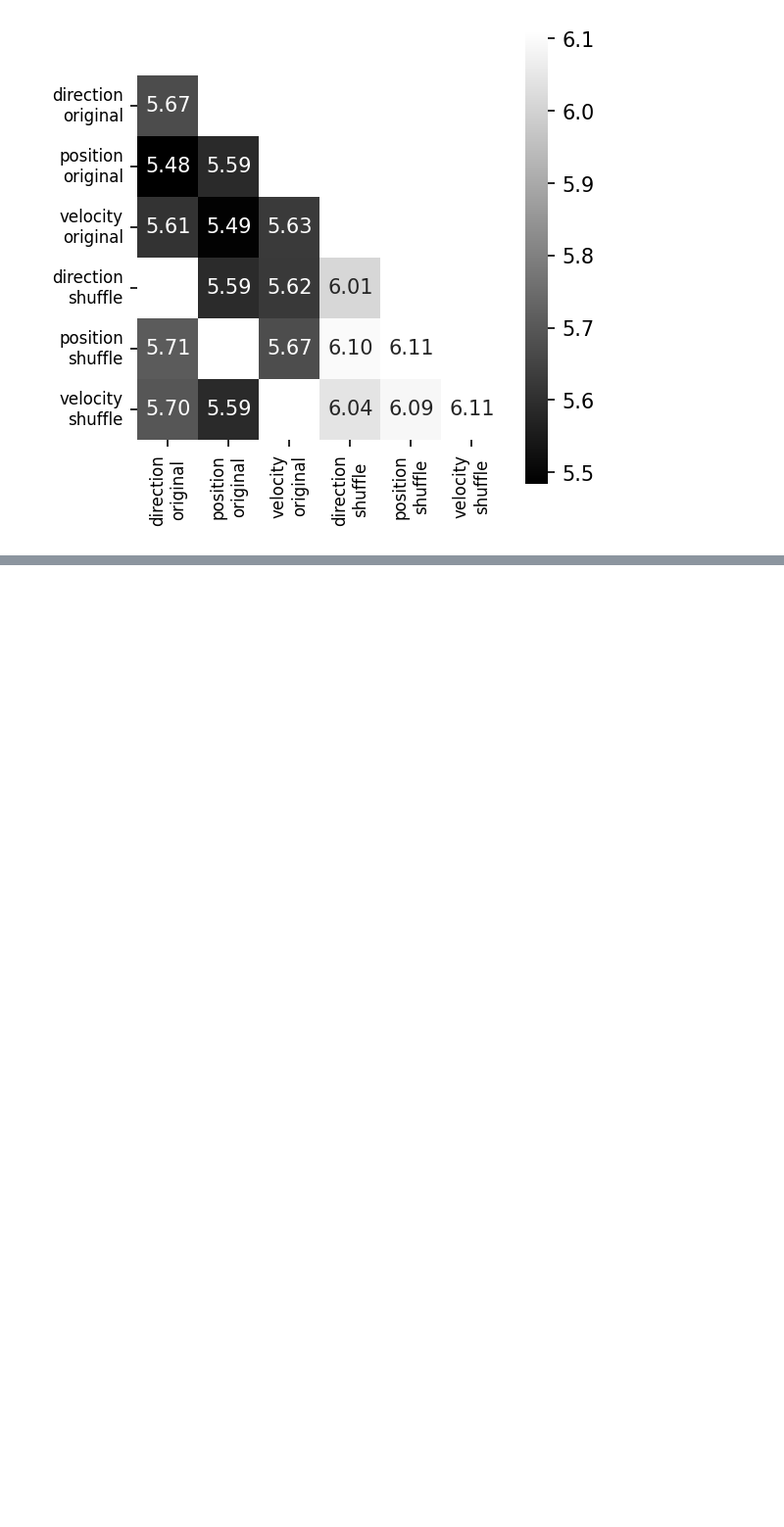
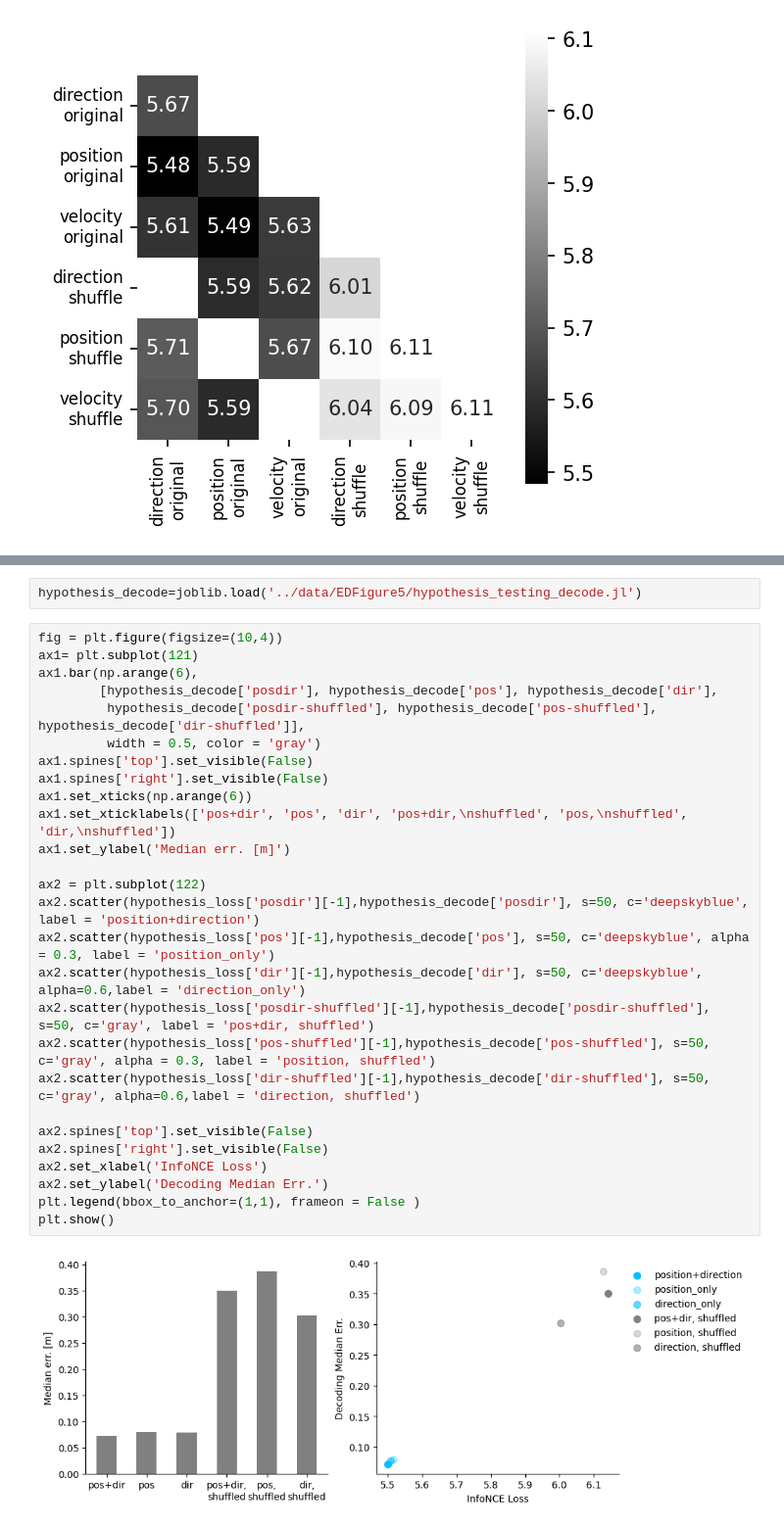
Before and after one commit to AdaptiveMotorControlLab/cebra-figures, a Jupyter notebook: figures/ExtendedDataFigure5.ipynb, the cells around one changed output, grey strips where cells are left out. Shown at 98% size. Drawn from its saved outputs; the diff is of its cells as text; blank space fills up the shorter version.

Commit message:
Add ED5 loss-decoding

```diff
--- a/figures/ExtendedDataFigure5.ipynb
+++ b/figures/ExtendedDataFigure5.ipynb
@@ -263,0 +284,31 @@ plot_heatmap(df, 8)
+# %%
+hypothesis_decode=joblib.load('../data/EDFigure5/hypothesis_testing_decode.jl')
+# %%
+fig = plt.figure(figsize=(10,4))
+ax1= plt.subplot(121)
+ax1.bar(np.arange(6),
+        [hypothesis_decode['posdir'], hypothesis_decode['pos'], hypothesis_decode['dir'],
+         hypothesis_decode['posdir-shuffled'], hypothesis_decode['pos-shuffled'], hypothesis_decode['dir-shuffled']],
+         width = 0.5, color = 'gray')
+ax1.spines['top'].set_visible(False)
+ax1.spines['right'].set_visible(False)
+ax1.set_xticks(np.arange(6))
+ax1.set_xticklabels(['pos+dir', 'pos', 'dir', 'pos+dir,\nshuffled', 'pos,\nshuffled', 'dir,\nshuffled'])
+ax1.set_ylabel('Median err. [m]')
+
+ax2 = plt.subplot(122)
+ax2.scatter(hypothesis_loss['posdir'][-1],hypothesis_decode['posdir'], s=50, c='deepskyblue', label = 'position+direction')
+ax2.scatter(hypothesis_loss['pos'][-1],hypothesis_decode['pos'], s=50, c='deepskyblue', alpha = 0.3, label = 'position_only')
+ax2.scatter(hypothesis_loss['dir'][-1],hypothesis_decode['dir'], s=50, c='deepskyblue', alpha=0.6,label = 'direction_only')
+ax2.scatter(hypothesis_loss['posdir-shuffled'][-1],hypothesis_decode['posdir-shuffled'], s=50, c='gray', label = 'pos+dir, shuffled')
+ax2.scatter(hypothesis_loss['pos-shuffled'][-1],hypothesis_decode['pos-shuffled'], s=50, c='gray', alpha = 0.3, label = 'position, shuffled')
+ax2.scatter(hypothesis_loss['dir-shuffled'][-1],hypothesis_decode['dir-shuffled'], s=50, c='gray', alpha=0.6,label = 'direction, shuffled')
+
+ax2.spines['top'].set_visible(False)
+ax2.spines['right'].set_visible(False)
+ax2.set_xlabel('InfoNCE Loss')
+ax2.set_ylabel('Decoding Median Err.')
+plt.legend(bbox_to_anchor=(1,1), frameon = False )
+plt.show()
+# %% [output]
+[figure, added]
```
Also changed, not shown: parts of 1 cell of this notebook, 3 other files.
